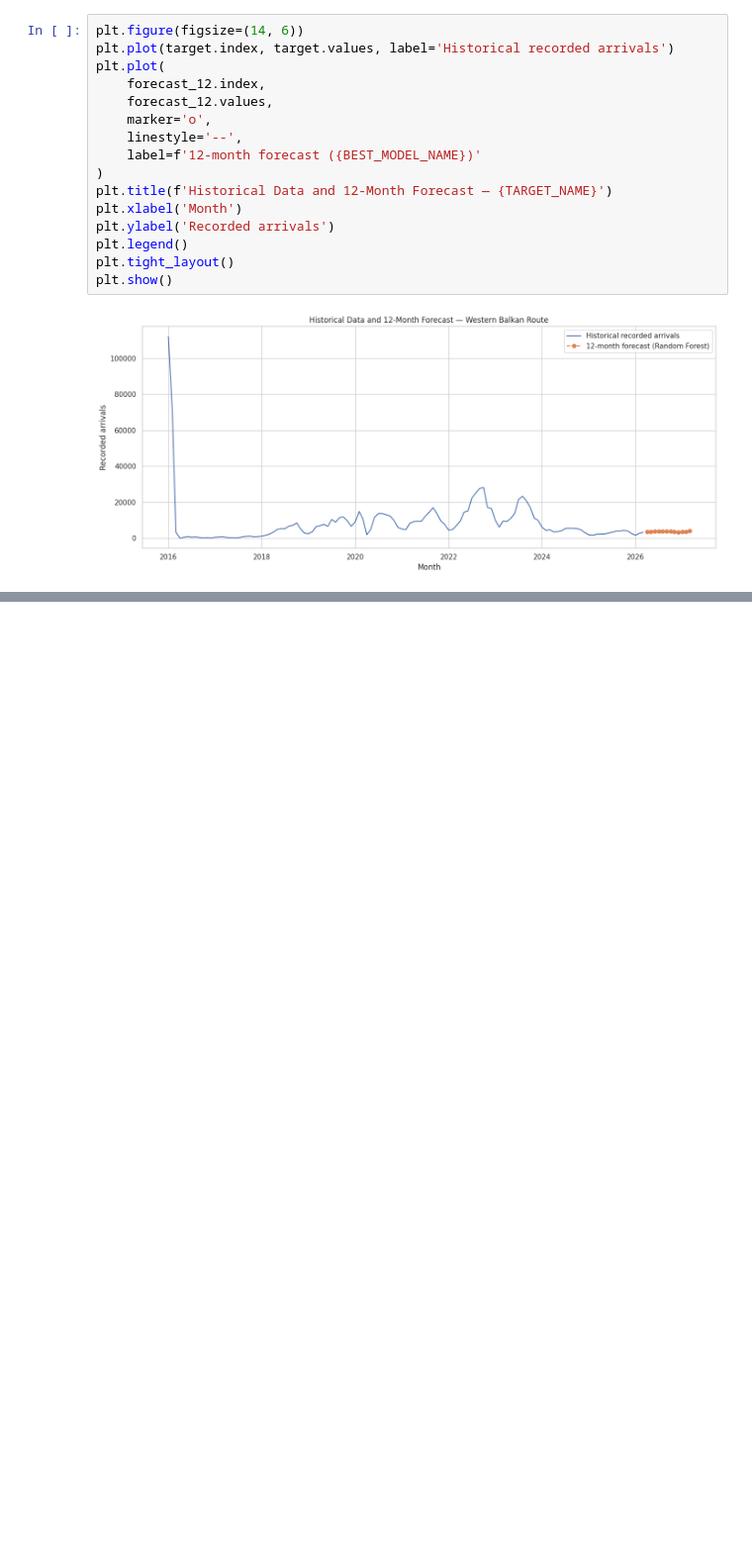
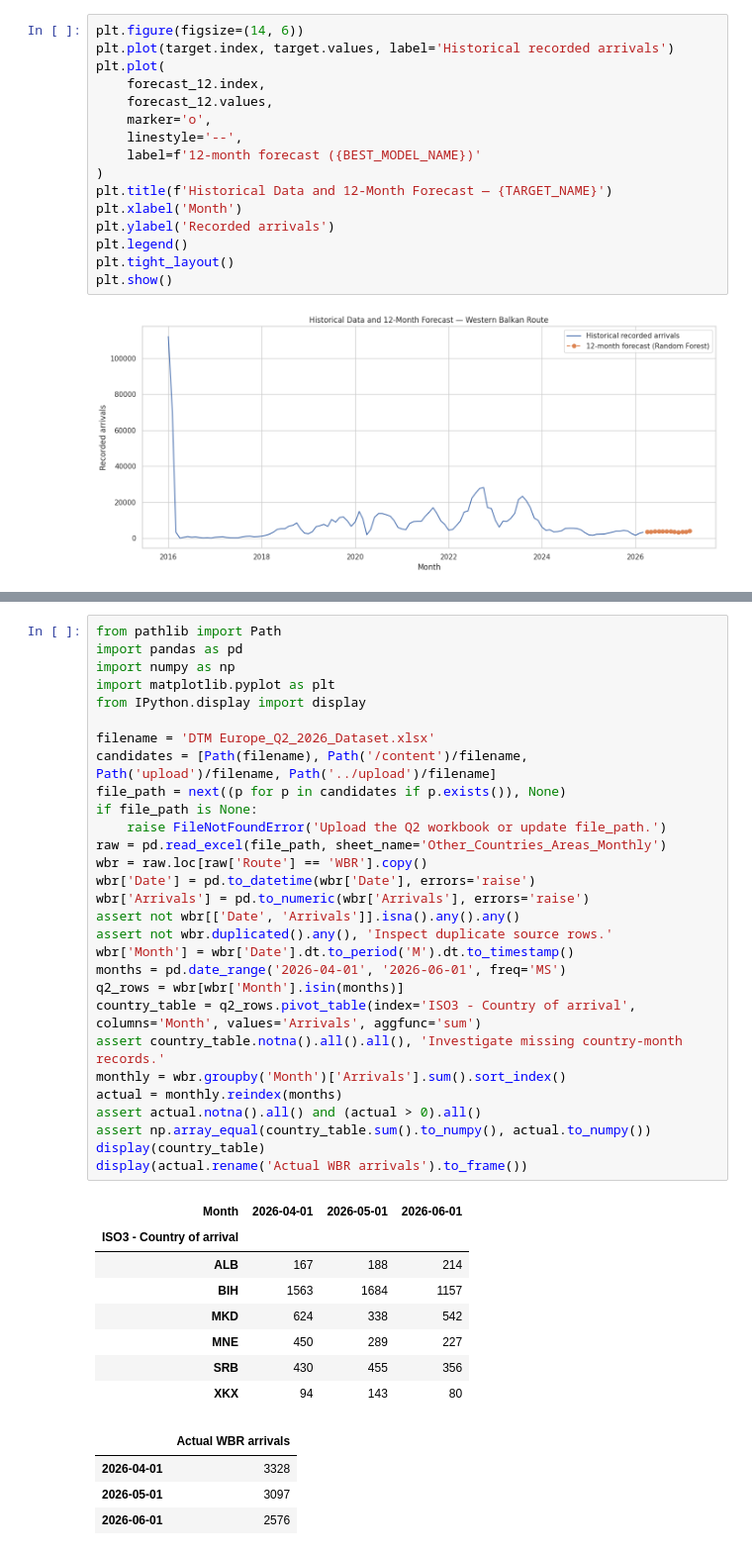
Before and after one commit to juanatga/naser_dsb_capston, a Jupyter notebook: 02_Modeling_Finall_.ipynb, the cells around one changed output, grey strips where cells are left out. Shown at 99% size. Cells and saved outputs as stored; diff of their text form; blank space fills up the shorter version.

```diff
--- a/02_Modeling_Finall_.ipynb
+++ b/02_Modeling_Finall_.ipynb
@@ -678,0 +679,42 @@ Report:
+# %%
+from pathlib import Path
+import pandas as pd
+import numpy as np
+import matplotlib.pyplot as plt
+from IPython.display import display
+
+filename = 'DTM Europe_Q2_2026_Dataset.xlsx'
+candidates = [Path(filename), Path('/content')/filename, Path('upload')/filename, Path('../upload')/filename]
+file_path = next((p for p in candidates if p.exists()), None)
+if file_path is None:
+    raise FileNotFoundError('Upload the Q2 workbook or update file_path.')
+raw = pd.read_excel(file_path, sheet_name='Other_Countries_Areas_Monthly')
+wbr = raw.loc[raw['Route'] == 'WBR'].copy()
+wbr['Date'] = pd.to_datetime(wbr['Date'], errors='raise')
+wbr['Arrivals'] = pd.to_numeric(wbr['Arrivals'], errors='raise')
+assert not wbr[['Date', 'Arrivals']].isna().any().any()
+assert not wbr.duplicated().any(), 'Inspect duplicate source rows.'
+wbr['Month'] = wbr['Date'].dt.to_period('M').dt.to_timestamp()
+months = pd.date_range('2026-04-01', '2026-06-01', freq='MS')
+q2_rows = wbr[wbr['Month'].isin(months)]
+country_table = q2_rows.pivot_table(index='ISO3 - Country of arrival', columns='Month', values='Arrivals', aggfunc='sum')
+assert country_table.notna().all().all(), 'Investigate missing country-month records.'
+monthly = wbr.groupby('Month')['Arrivals'].sum().sort_index()
+actual = monthly.reindex(months)
+assert actual.notna().all() and (actual > 0).all()
+assert np.array_equal(country_table.sum().to_numpy(), actual.to_numpy())
+display(country_table)
+display(actual.rename('Actual WBR arrivals').to_frame())
+# %% [output]
+| Month | 2026-04-01 | 2026-05-01 | 2026-06-01 |
+| ISO3 - Country of arrival |  |  |  |
+| ALB | 167 | 188 | 214 |
+| BIH | 1563 | 1684 | 1157 |
+| MKD | 624 | 338 | 542 |
+| MNE | 450 | 289 | 227 |
+| SRB | 430 | 455 | 356 |
+| XKX | 94 | 143 | 80 |
+|  | Actual WBR arrivals |
+| 2026-04-01 | 3328 |
+| 2026-05-01 | 3097 |
+| 2026-06-01 | 2576 |
```
Also changed, not shown: parts of 8 cells of this notebook.
